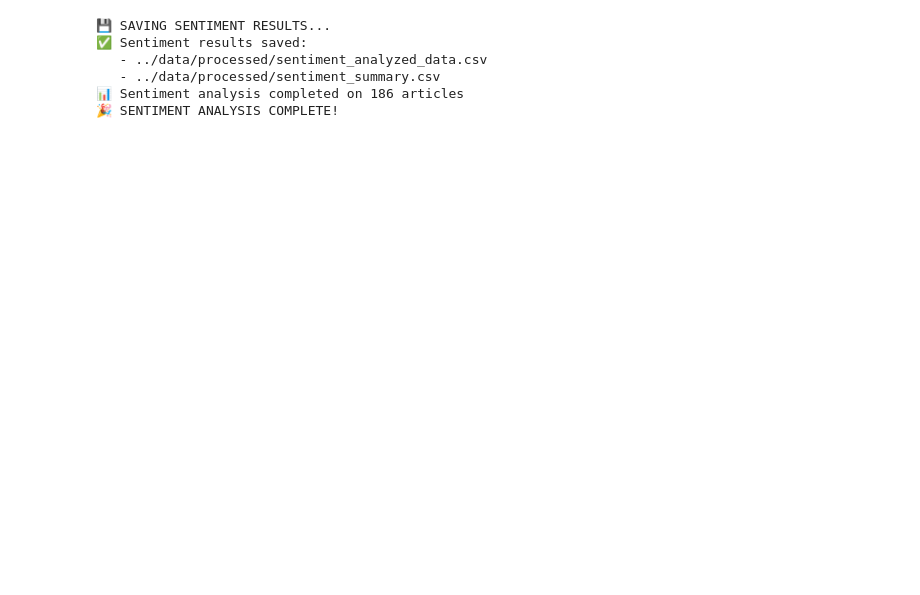
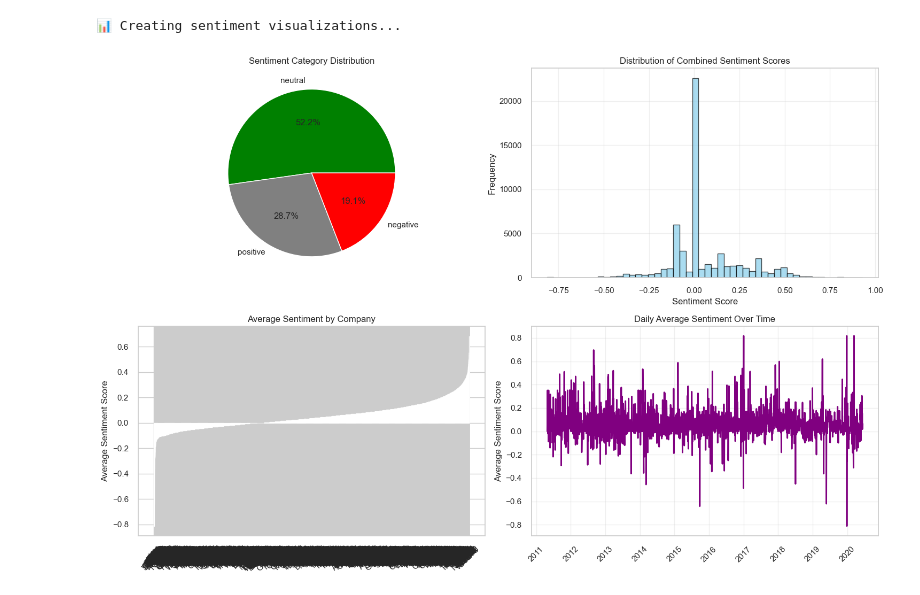
Before and after one commit to melat33/Financial_News_Stock_Analysis, a Jupyter notebook: notebooks/sentiment_analysis.ipynb, the cells around one changed output. Cells and saved outputs as stored; diff of their text form; code cells hidden in the pictures; blank space fills up the shorter version.

Commit message:
implement sentiment analysis pipeline

```diff
--- a/notebooks/sentiment_analysis.ipynb
+++ b/notebooks/sentiment_analysis.ipynb
@@ -210,25 +190,45 @@ plt.show()
-# %%
-# %%
-# Save sentiment results
-print("\n💾 SAVING SENTIMENT RESULTS...")
-import os
-os.makedirs('../data/processed', exist_ok=True)
-
-# Save full dataset with sentiment
-df.to_csv('../data/processed/sentiment_analyzed_data.csv', index=False)
-
-# Save sentiment summary
-sentiment_summary.to_csv('../data/processed/sentiment_summary.csv')
-
-print("✅ Sentiment results saved:")
-print("   - ../data/processed/sentiment_analyzed_data.csv")
-print("   - ../data/processed/sentiment_summary.csv")
-print(f"📊 Sentiment analysis completed on {len(df):,} articles")
-print("🎉 SENTIMENT ANALYSIS COMPLETE!")
-# %% [output]
-💾 SAVING SENTIMENT RESULTS...
-✅ Sentiment results saved:
-   - ../data/processed/sentiment_analyzed_data.csv
-   - ../data/processed/sentiment_summary.csv
-📊 Sentiment analysis completed on 186 articles
-🎉 SENTIMENT ANALYSIS COMPLETE!
+# %%
+# Visualize sentiment results
+if sentiment_data is not None:
+    print("📊 Creating sentiment visualizations...")
+
+    fig, axes = plt.subplots(2, 2, figsize=(15, 10))
+
+    # 1. Sentiment distribution
+    sentiment_counts = sentiment_data['sentiment_category'].value_counts()
+    colors = ['green', 'gray', 'red']
+    axes[0,0].pie(sentiment_counts.values, labels=sentiment_counts.index, autopct='%1.1f%%', colors=colors)
+    axes[0,0].set_title('Sentiment Category Distribution')
+
+    # 2. Sentiment score distribution
+    axes[0,1].hist(sentiment_data['combined_sentiment'], bins=50, alpha=0.7, color='skyblue', edgecolor='black')
+    axes[0,1].set_xlabel('Sentiment Score')
+    axes[0,1].set_ylabel('Frequency')
+    axes[0,1].set_title('Distribution of Combined Sentiment Scores')
+    axes[0,1].grid(True, alpha=0.3)
+
+    # 3. Sentiment by company
+    if 'stock' in sentiment_data.columns:
+        company_sentiment = sentiment_data.groupby('stock')['combined_sentiment'].mean().sort_values()
+        axes[1,0].bar(company_sentiment.index, company_sentiment.values, color='lightblue')
+        axes[1,0].set_title('Average Sentiment by Company')
+        axes[1,0].set_ylabel('Average Sentiment Score')
+        axes[1,0].tick_params(axis='x', rotation=45)
+
+    # 4. Daily sentiment trend
+    sentiment_data['date_only'] = sentiment_data['date'].dt.date
+    daily_sentiment = sentiment_data.groupby('date_only')['combined_sentiment'].mean()
+    axes[1,1].plot(daily_sentiment.index, daily_sentiment.values, linewidth=2, color='purple')
+    axes[1,1].set_title('Daily Average Sentiment Over Time')
+    axes[1,1].set_ylabel('Average Sentiment Score')
+    axes[1,1].tick_params(axis='x', rotation=45)
+    axes[1,1].grid(True, alpha=0.3)
+
+    plt.tight_layout()
+    plt.show()
+
+else:
+    print("❌ No sentiment data available for visualization")
+# %% [output]
+📊 Creating sentiment visualizations...
+[figure, added]
```
Also changed, not shown: parts of 7 cells of this notebook.
